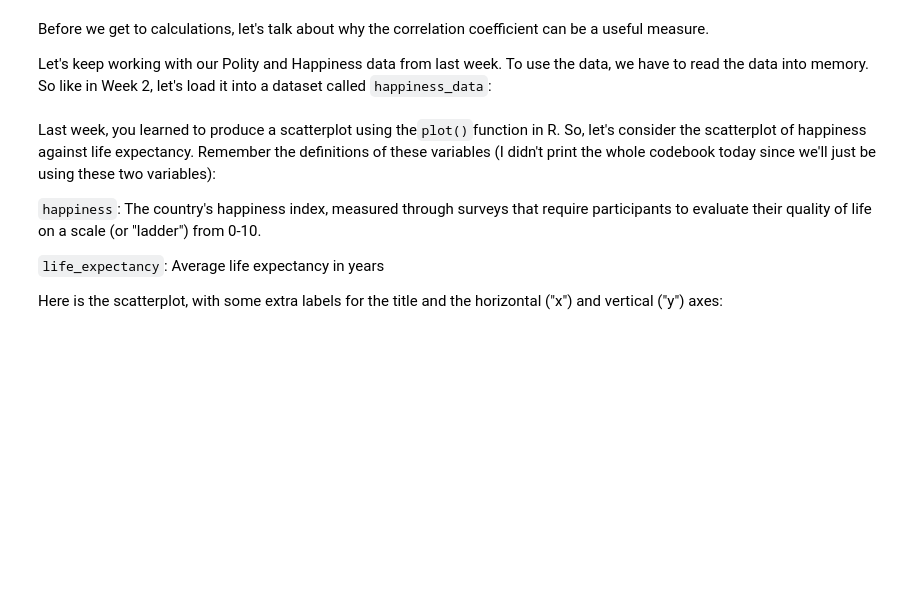
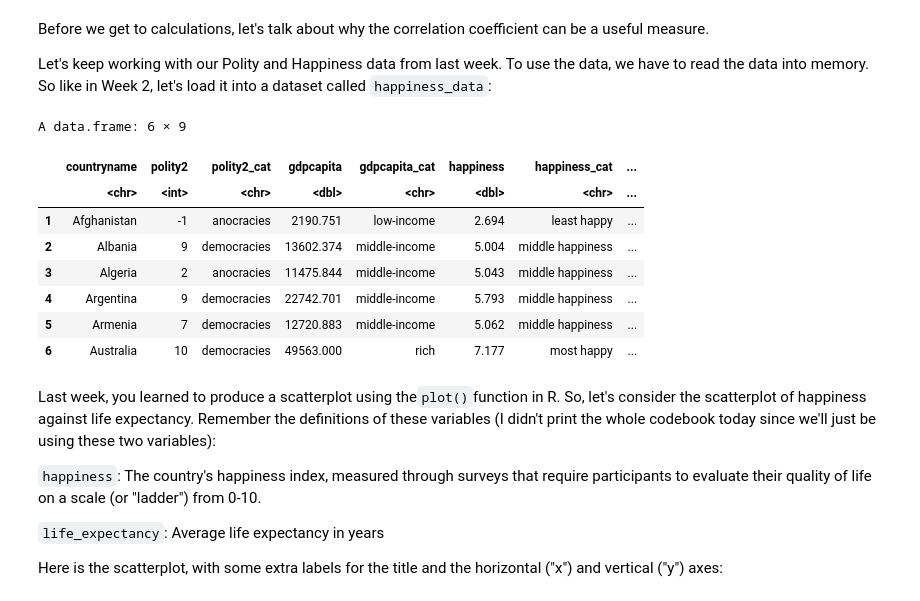
Before and after one commit to tdunning1/PS3-SP26-Public, a Jupyter notebook: Weeks/Week3/Week3_NotebookLecture1.ipynb, the cells around one changed output. Cells and saved outputs as stored; diff of their text form; code cells hidden in the pictures; blank space fills up the shorter version.

```diff
--- a/Weeks/Week3/Week3_NotebookLecture1.ipynb
+++ b/Weeks/Week3/Week3_NotebookLecture1.ipynb
@@ -31,6 +31,17 @@ Before we get to calculations, let's talk about why the correlation coefficient
 Let's keep working with our Polity and Happiness data from last week.  To use the data, we have to read the data into memory. So like in Week 2, let's load it into a dataset called <code>happiness_data</code>:
 # %%
 happiness_data <- read.csv('happiness_polity_2018.csv')
+head(happiness_data)
+# %% [output]
+A data.frame: 6 × 9
+|  | countryname | polity2 | polity2_cat | gdpcapita | gdpcapita_cat | happiness | happiness_cat | ... |
+|  | <chr> | <int> | <chr> | <dbl> | <chr> | <dbl> | <chr> | ... |
+| 1 | Afghanistan | -1 | anocracies | 2190.751 | low-income | 2.694 | least happy | ... |
+| 2 | Albania | 9 | democracies | 13602.374 | middle-income | 5.004 | middle happiness | ... |
+| 3 | Algeria | 2 | anocracies | 11475.844 | middle-income | 5.043 | middle happiness | ... |
+| 4 | Argentina | 9 | democracies | 22742.701 | middle-income | 5.793 | middle happiness | ... |
+| 5 | Armenia | 7 | democracies | 12720.883 | middle-income | 5.062 | middle happiness | ... |
+| 6 | Australia | 10 | democracies | 49563.000 | rich | 7.177 | most happy | ... |
 # %% [markdown]
 Last week, you learned to produce a scatterplot using the<code>plot()</code>function in R.  So, let's consider the scatterplot of happiness against life expectancy.  Remember the definitions of these variables (I didn't print the whole codebook today since we'll just be using these two variables):
 
```
Also changed, not shown: parts of 18 cells of this notebook.
